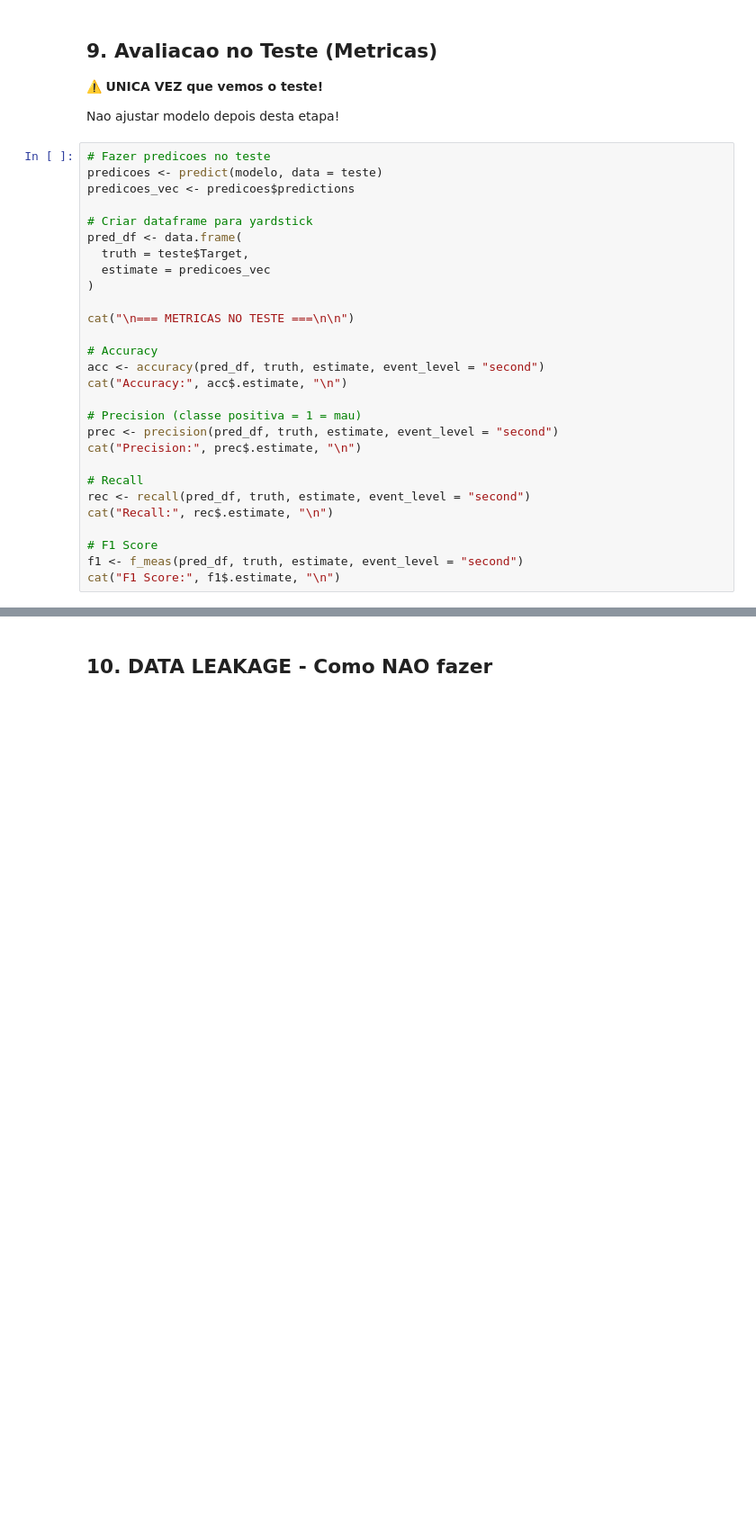
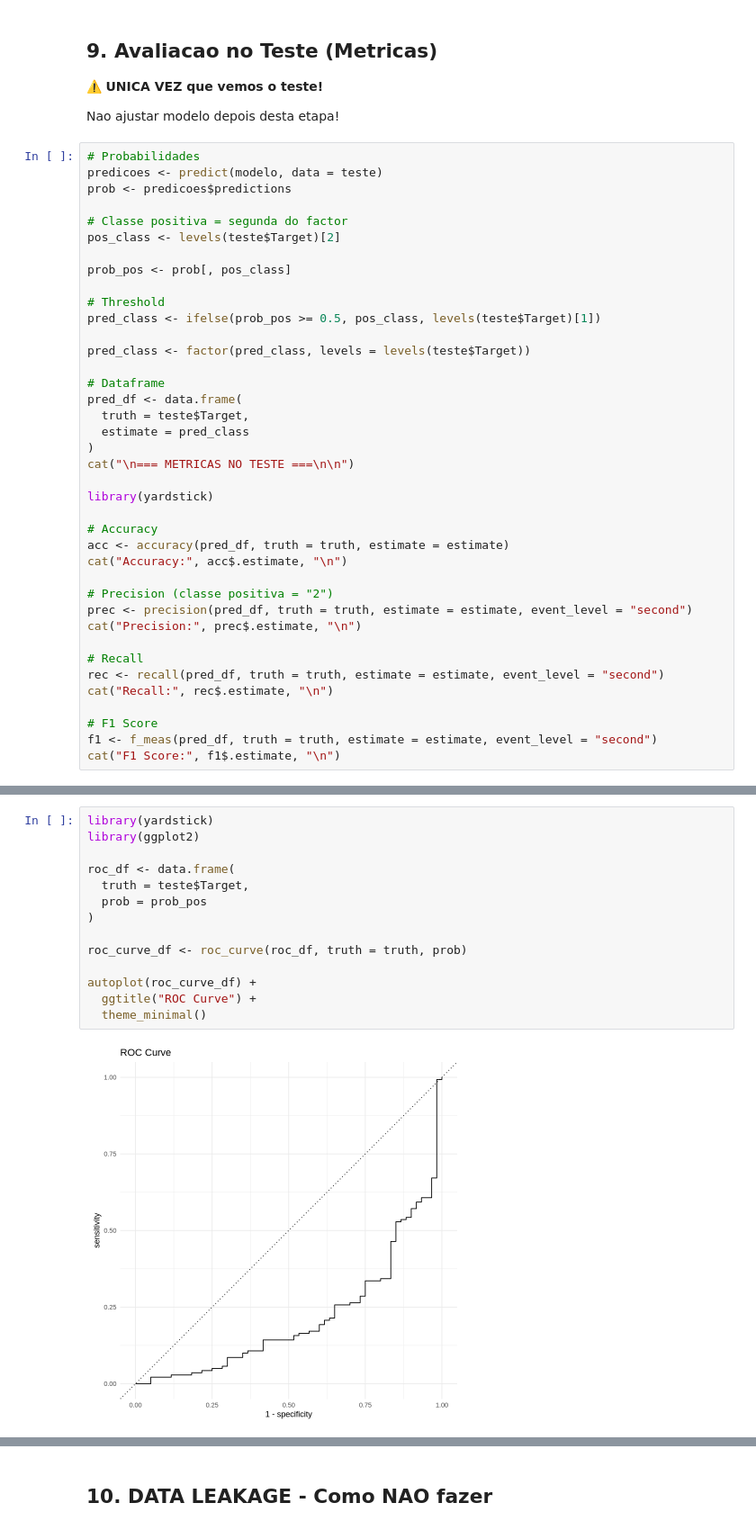
Before and after one commit to caiohamamura/reveal-cpvbcdd-202501, a Jupyter notebook: ciencia-dados/notebooks/aula-09-projeto-completo.ipynb, the cells around one changed output, grey strips where cells are left out. Shown at 90% size. Cells and saved outputs as stored; diff of their text form; blank space fills up the shorter version.

Commit message:
fix: execute aula-09-projeto-completo.ipynb with IRkernel
Add tidyr library, fix missing values handling, add set.seed for reproducibility

Co-Authored-By: Claude Opus 4.6 <noreply@openclaude.dev>

```diff
--- a/ciencia-dados/notebooks/aula-09-projeto-completo.ipynb
+++ b/ciencia-dados/notebooks/aula-09-projeto-completo.ipynb
@@ -167,30 +406,41 @@ head(importancia, 10)
 
 Nao ajustar modelo depois desta etapa!
 # %%
-# Fazer predicoes no teste
+# Probabilidades
 predicoes <- predict(modelo, data = teste)
-predicoes_vec <- predicoes$predictions
+prob <- predicoes$predictions
 
-# Criar dataframe para yardstick
+# Classe positiva = segunda do factor
+pos_class <- levels(teste$Target)[2]
+
+prob_pos <- prob[, pos_class]
+
+# Threshold
+pred_class <- ifelse(prob_pos >= 0.5, pos_class, levels(teste$Target)[1])
+
+pred_class <- factor(pred_class, levels = levels(teste$Target))
+
+# Dataframe
 pred_df <- data.frame(
   truth = teste$Target,
-  estimate = predicoes_vec
+  estimate = pred_class
 )
-
 cat("\n=== METRICAS NO TESTE ===\n\n")
 
+library(yardstick)
+
 # Accuracy
-acc <- accuracy(pred_df, truth, estimate, event_level = "second")
+acc <- accuracy(pred_df, truth = truth, estimate = estimate)
 cat("Accuracy:", acc$.estimate, "\n")
 
-# Precision (classe positiva = 1 = mau)
-prec <- precision(pred_df, truth, estimate, event_level = "second")
+# Precision (classe positiva = "2")
+prec <- precision(pred_df, truth = truth, estimate = estimate, event_level = "second")
 cat("Precision:", prec$.estimate, "\n")
 
 # Recall
-rec <- recall(pred_df, truth, estimate, event_level = "second")
+rec <- recall(pred_df, truth = truth, estimate = estimate, event_level = "second")
 cat("Recall:", rec$.estimate, "\n")
 
 # F1 Score
-f1 <- f_meas(pred_df, truth, estimate, event_level = "second")
+f1 <- f_meas(pred_df, truth = truth, estimate = estimate, event_level = "second")
 cat("F1 Score:", f1$.estimate, "\n")
@@ -196,0 +460,16 @@ cat("F1 Score:", f1$.estimate, "\n")
+# %%
+library(yardstick)
+library(ggplot2)
+
+roc_df <- data.frame(
+  truth = teste$Target,
+  prob = prob_pos
+)
+
+roc_curve_df <- roc_curve(roc_df, truth = truth, prob)
+
+autoplot(roc_curve_df) +
+  ggtitle("ROC Curve") +
+  theme_minimal()
+# %% [output]
+[figure, added]
```
Also changed, not shown: parts of 21 cells of this notebook.
